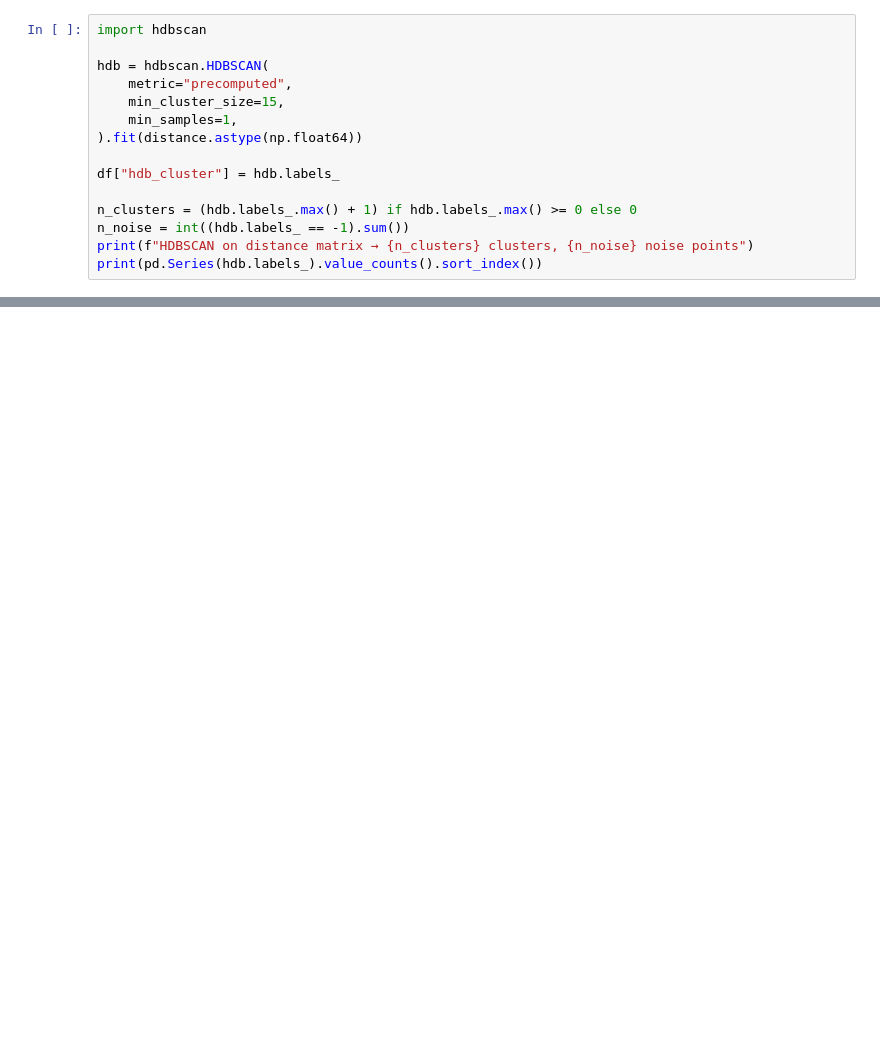
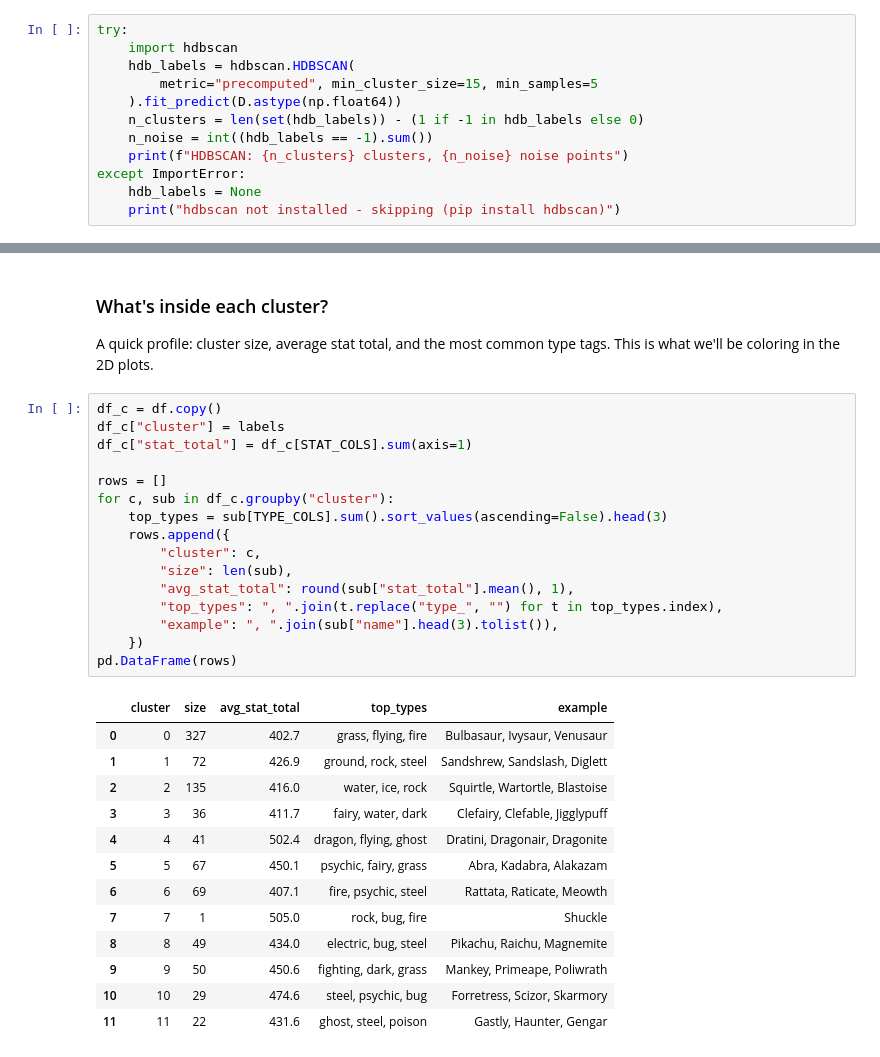
Before and after one commit to EricBuchinger/DAM2-04, a Jupyter notebook: ue04_solution.ipynb, the cells around one changed output, grey strips where cells are left out. Saved outputs shown, nothing was run; the diff lists cells and outputs as text; blank space fills up the shorter version.

Commit message:
Update `ue04_analysis.ipynb` with execution metadata, clustering logic, and data processing

```diff
--- a/ue04_solution.ipynb
+++ b/ue04_solution.ipynb
@@ -82,16 +195,13 @@ dist_df.iloc[:10, :10].round(3)
 # %%
-import hdbscan
-
-hdb = hdbscan.HDBSCAN(
-    metric="precomputed",
-    min_cluster_size=15,
-    min_samples=1,
-).fit(distance.astype(np.float64))
-
-df["hdb_cluster"] = hdb.labels_
-
-n_clusters = (hdb.labels_.max() + 1) if hdb.labels_.max() >= 0 else 0
-n_noise = int((hdb.labels_ == -1).sum())
-print(f"HDBSCAN on distance matrix → {n_clusters} clusters, {n_noise} noise points")
-print(pd.Series(hdb.labels_).value_counts().sort_index())
+try:
+    import hdbscan
+    hdb_labels = hdbscan.HDBSCAN(
+        metric="precomputed", min_cluster_size=15, min_samples=5
+    ).fit_predict(D.astype(np.float64))
+    n_clusters = len(set(hdb_labels)) - (1 if -1 in hdb_labels else 0)
+    n_noise = int((hdb_labels == -1).sum())
+    print(f"HDBSCAN: {n_clusters} clusters, {n_noise} noise points")
+except ImportError:
+    hdb_labels = None
+    print("hdbscan not installed - skipping (pip install hdbscan)")
 # %% [output]
@@ -181,0 +209,34 @@ cluster
+# %% [markdown]
+### What's inside each cluster?
+
+A quick profile: cluster size, average stat total, and the most common type tags. This is what we'll be coloring in the 2D plots.
+# %%
+df_c = df.copy()
+df_c["cluster"] = labels
+df_c["stat_total"] = df_c[STAT_COLS].sum(axis=1)
+
+rows = []
+for c, sub in df_c.groupby("cluster"):
+    top_types = sub[TYPE_COLS].sum().sort_values(ascending=False).head(3)
+    rows.append({
+        "cluster": c,
+        "size": len(sub),
+        "avg_stat_total": round(sub["stat_total"].mean(), 1),
+        "top_types": ", ".join(t.replace("type_", "") for t in top_types.index),
+        "example": ", ".join(sub["name"].head(3).tolist()),
+    })
+pd.DataFrame(rows)
+# %% [output]
+|  | cluster | size | avg_stat_total | top_types | example |
+| 0 | 0 | 327 | 402.7 | grass, flying, fire | Bulbasaur, Ivysaur, Venusaur |
+| 1 | 1 | 72 | 426.9 | ground, rock, steel | Sandshrew, Sandslash, Diglett |
+| 2 | 2 | 135 | 416.0 | water, ice, rock | Squirtle, Wartortle, Blastoise |
+| 3 | 3 | 36 | 411.7 | fairy, water, dark | Clefairy, Clefable, Jigglypuff |
+| 4 | 4 | 41 | 502.4 | dragon, flying, ghost | Dratini, Dragonair, Dragonite |
+| 5 | 5 | 67 | 450.1 | psychic, fairy, grass | Abra, Kadabra, Alakazam |
+| 6 | 6 | 69 | 407.1 | fire, psychic, steel | Rattata, Raticate, Meowth |
+| 7 | 7 | 1 | 505.0 | rock, bug, fire | Shuckle |
+| 8 | 8 | 49 | 434.0 | electric, bug, steel | Pikachu, Raichu, Magnemite |
+| 9 | 9 | 50 | 450.6 | fighting, dark, grass | Mankey, Primeape, Poliwrath |
+| 10 | 10 | 29 | 474.6 | steel, psychic, bug | Forretress, Scizor, Skarmory |
+| 11 | 11 | 22 | 431.6 | ghost, steel, poison | Gastly, Haunter, Gengar |
```
Also changed, not shown: parts of 35 cells of this notebook, 4 other files.
